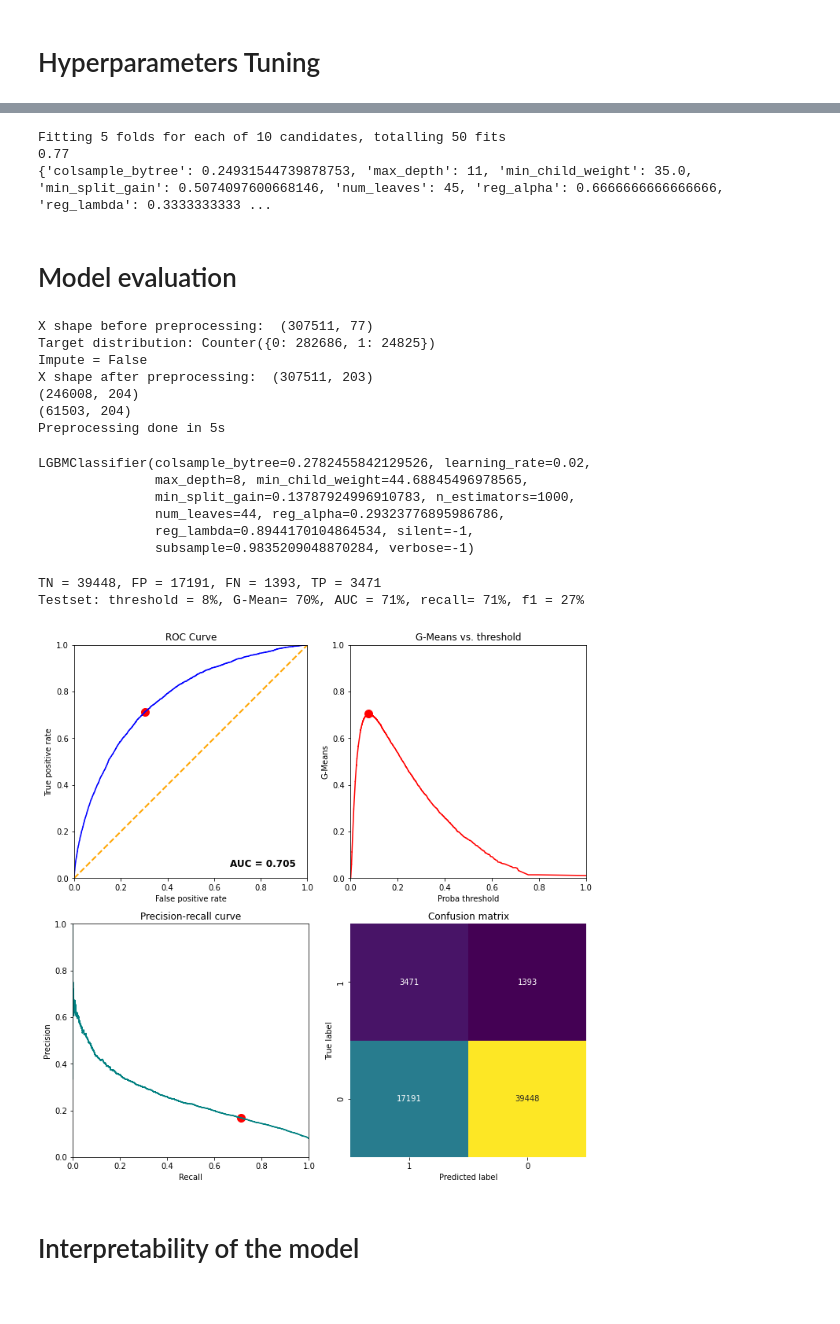
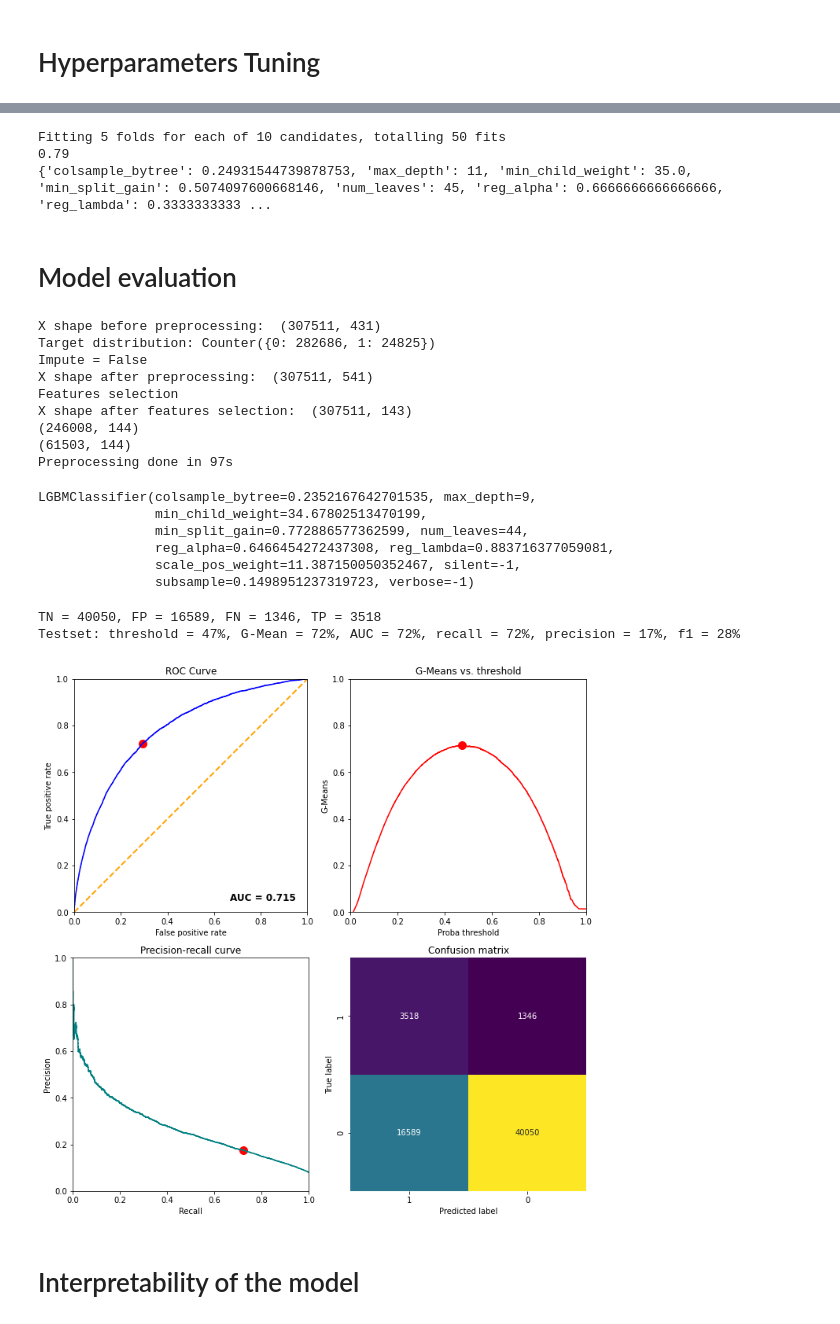
Before and after one commit to FranckLM3/P7_Implementez_modele_scoring, a Jupyter notebook: P7_modelisation.ipynb, the cells around one changed output, grey strips where cells are left out. Saved outputs shown, nothing was run; the diff lists cells and outputs as text; code cells hidden in the pictures.

```diff
--- a/P7_modelisation.ipynb
+++ b/P7_modelisation.ipynb
@@ -813,6 +976,7 @@ lgbm = LGBMClassifier(n_estimators=1000,
                       n_jobs=-1,
                       application='binary',
                       learning_rate=0.02,
+                      scale_pos_weight=weight,
                       )
 
 
@@ -823,8 +987,7 @@ lgbm_param = {'num_leaves': np.linspace(30, 45, 7, dtype='int'),
               'colsample_bytree': stats.uniform(loc=0.1, scale=0.2),
               'max_depth': np.linspace(5, 15, 10, dtype='int'),
               'reg_alpha': np.linspace(0, 1, 10),
-              'reg_lambda': np.linspace(0, 1, 10),
-              'scale_pos_weight': [1, weight, 25, 50, 75, 100, 1000]}
+              'reg_lambda': np.linspace(0, 1, 10)}
 
 grid = RandomizedSearchCV(lgbm,
                           lgbm_param,
@@ -841,7 +1004,7 @@ print(round(grid.best_score_, 3))
 print(grid.best_params_)
 # %% [output]
 Fitting 5 folds for each of 10 candidates, totalling 50 fits
-0.77
+0.79
 {'colsample_bytree': 0.24931544739878753, 'max_depth': 11, 'min_child_weight': 35.0, 'min_split_gain': 0.5074097600668146, 'num_leaves': 45, 'reg_alpha': 0.6666666666666666, 'reg_lambda': 0.3333333333 ...
 # %% [markdown]
 # Model evaluation
@@ -850,38 +1013,45 @@ Fitting 5 folds for each of 10 candidates, totalling 50 fits
 NaN_remove=False
 impute=False
 sampling=False
+feat_select=True
+weight = Counter(df['TARGET'])[0]/Counter(df['TARGET'])[1]
 
-X_train, y_train, X_test, y_test, feats = preprocessing(df, NaN_remove=NaN_remove, impute=impute, sampling=sampling)
+X_train, y_train, X_test, y_test, feats = preprocessing(df,
+                                                        NaN_remove=NaN_remove,
+                                                        impute=impute,
+                                                        sampling=sampling,
+                                                        feat_select=feat_select)
 
 model = LGBMClassifier(
-            n_estimators=1000,
-            learning_rate=0.02,
-            num_leaves=44,
-            colsample_bytree=0.2782455842129526,
-            subsample=0.9835209048870284,
-            max_depth=8,
-            reg_alpha=0.29323776895986786,
-            reg_lambda=00.8944170104864534,
-            min_split_gain=0.13787924996910783,
-            min_child_weight=44.68845496978565,
+             colsample_bytree=0.2352167642701535,
+             max_depth=9,
+             min_child_weight=34.67802513470199,
+             min_split_gain=0.772886577362599,
+             num_leaves=44,
+             reg_alpha=0.6466454272437308,
+             reg_lambda=0.883716377059081,
+             subsample=0.1498951237319723,
+            scale_pos_weight=weight,
             silent=-1,
             verbose=-1,
             )
 model.fit(X_train, y_train)
 # %% [output]
-X shape before preprocessing:  (307511, 77)
+X shape before preprocessing:  (307511, 431)
 Target distribution: Counter({0: 282686, 1: 24825})
 Impute = False
-X shape after preprocessing:  (307511, 203)
-(246008, 204)
-(61503, 204)
-Preprocessing done in 5s
+X shape after preprocessing:  (307511, 541)
+Features selection
+X shape after features selection:  (307511, 143)
+(246008, 144)
+(61503, 144)
+Preprocessing done in 97s
-LGBMClassifier(colsample_bytree=0.2782455842129526, learning_rate=0.02,
-               max_depth=8, min_child_weight=44.68845496978565,
-               min_split_gain=0.13787924996910783, n_estimators=1000,
-               num_leaves=44, reg_alpha=0.29323776895986786,
-               reg_lambda=0.8944170104864534, silent=-1,
-               subsample=0.9835209048870284, verbose=-1)
+LGBMClassifier(colsample_bytree=0.2352167642701535, max_depth=9,
+               min_child_weight=34.67802513470199,
+               min_split_gain=0.772886577362599, num_leaves=44,
+               reg_alpha=0.6466454272437308, reg_lambda=0.883716377059081,
+               scale_pos_weight=11.387150050352467, silent=-1,
+               subsample=0.1498951237319723, verbose=-1)
 # %%
 from sklearn.metrics import confusion_matrix, plot_confusion_matrix, precision_recall_curve
 from sklearn import metrics
@@ -912,14 +1082,13 @@ recall = metrics.recall_score(y_test, y_prob)
 precision = metrics.precision_score(y_test, y_prob)
 f1 = metrics.f1_score(y_test, y_prob)
 
-
-
 ######################################
 print(f'Testset: \
 threshold = {thresholds[ix]:.0%}, \
-G-Mean= {g_means[ix]:.0%}, \
+G-Mean = {g_means[ix]:.0%}, \
 AUC = {auc:.0%}, \
-recall= {recall:.0%}, \
+recall = {recall:.0%}, \
+precision = {precision:.0%}, \
 f1 = {f1:.0%}')
 ######################################
 
@@ -945,36 +1114,36 @@ plt.subplot(222)
 plt.plot(thresholds, g_means, 'r')
 plt.scatter(thresholds[ix], g_means[ix], marker='o', s=100, color='r', label='Best')
 plt.xlim(0,1)
 plt.xlabel('Proba threshold')
 plt.ylim(0,1)
 plt.ylabel('G-Means')
 plt.title('G-Means vs. threshold')
 
 # Precision recall curve
 plt.subplot(223)
 plt.plot(recall_, precision_, 'teal')
 plt.scatter(recall, precision, marker='o', s=100, color='r', label='Best')
 plt.xlim(0,1)
 plt.xlabel('Recall')
 plt.ylim(0,1)
 plt.ylabel('Precision')
 plt.title('Precision-recall curve')
 
 # Confusion matrix
 plt.subplot(224)
 sns.heatmap(conf_mat, annot=True, fmt='.0f', cbar=False, cmap='viridis')
 plt.xticks([0.5,1.5], [1,0])
 plt.yticks([0.5,1.5], [1,0])
 plt.xlabel('Predicted label')
 plt.ylabel('True label')
 plt.title('Confusion matrix')
 
 plt.tight_layout(pad=1.1)
 plt.show()
 # %% [output]
-TN = 39448, FP = 17191, FN = 1393, TP = 3471
-Testset: threshold = 8%, G-Mean= 70%, AUC = 71%, recall= 71%, f1 = 27%
+TN = 40050, FP = 16589, FN = 1346, TP = 3518
+Testset: threshold = 47%, G-Mean = 72%, AUC = 72%, recall = 72%, precision = 17%, f1 = 28%
-[figure, old version]
+[figure, new version]
 # %% [markdown]
 # Interpretability of the model
 # %%
```
Also changed, not shown: parts of 15 cells of this notebook, 18 other files.
